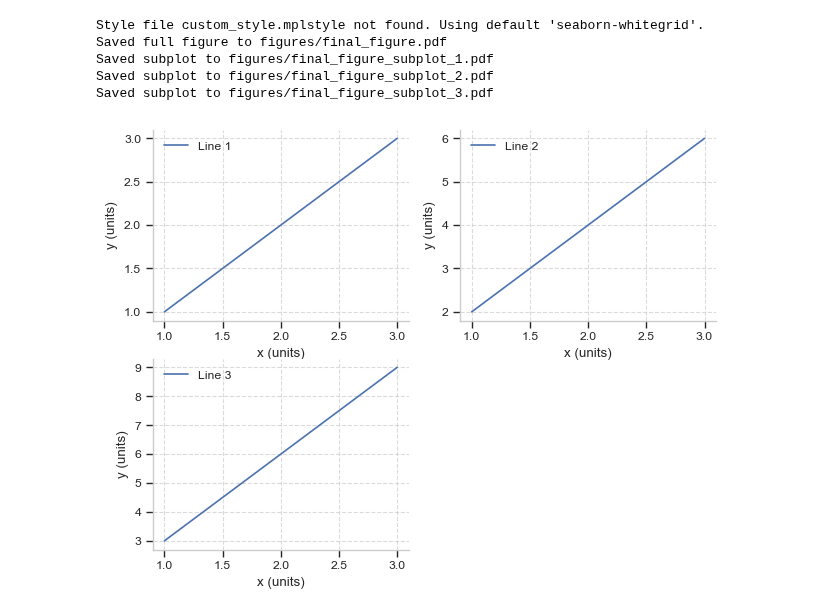
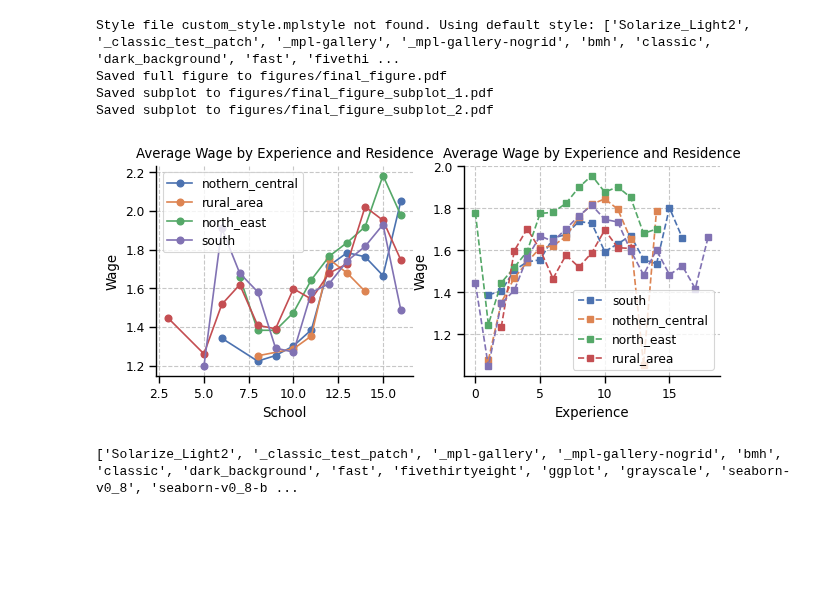
Before and after one commit to AdamHallengreen/figure-manager, a Jupyter notebook: examples/example_usage.ipynb, the cells around one changed output. Cells and saved outputs as stored; diff of their text form; code cells hidden in the pictures; blank space fills up the shorter version.

Commit message:
feat: added create plot and examples

```diff
--- a/examples/example_usage.ipynb
+++ b/examples/example_usage.ipynb
@@ -17,0 +26,4 @@ import matplotlib.pyplot as plt
+# %%
+# load data
+data = pl.read_csv('Males.csv')
+data.select(pl.mean(pl.col('wage')))
@@ -18,26 +76,27 @@ import matplotlib.pyplot as plt
 # %%
 # Set up the FigureManager
 fm = FigureManager(output_dir="figures/", paper_size="A4", file_ext=".pdf", style_file="custom_style.mplstyle", use_latex=False)
 
 # Create figure and subplot managers with specified layout
-fig, axes = fm.create_figure(n_rows=2, n_cols=2, n_subplots=3)
+fig, axes = fm.create_figure(n_rows=1, n_cols=2, n_subplots=2)
 
 # Example: Add some dummy plots
-for i, ax in enumerate(axes):
-    ax.plot([1, 2, 3], [i+1, (i+1)*2, (i+1)*3], label=f"Line {i+1}")
-    ax.set_xlabel(r"x (units)")  # LaTeX syntax
-    ax.set_ylabel(r"y (units)")
-    ax.legend()
+axes[0] = create_plot(data, x_col='school', y_col='wage', plot_method='plot', group_cols='residence', agg_func=pl.mean, ax = axes[0], xlabel='School', ylabel='Wage', title='Average Wage by Experience and Residence', plot_kwargs={'marker': 'o', 'linestyle': '-'})
+axes[1] = create_plot(data, x_col='exper', y_col='wage', plot_method='plot', group_cols='residence', agg_func=pl.mean, ax = axes[1], xlabel='Experience', ylabel='Wage', title='Average Wage by Experience and Residence', plot_kwargs={'marker': 's', 'linestyle': '--'})
 
 # Save the entire figure and subplots
 fm.save_figure(filename="final_figure")
 
 # Optional: Display the figure
 plt.show()
 # %% [output]
-Style file custom_style.mplstyle not found. Using default 'seaborn-whitegrid'.
+Style file custom_style.mplstyle not found. Using default style: ['Solarize_Light2', '_classic_test_patch', '_mpl-gallery', '_mpl-gallery-nogrid', 'bmh', 'classic', 'dark_background', 'fast', 'fivethi ...
 Saved full figure to figures/final_figure.pdf
 Saved subplot to figures/final_figure_subplot_1.pdf
 Saved subplot to figures/final_figure_subplot_2.pdf
-Saved subplot to figures/final_figure_subplot_3.pdf
-[figure, old version]
+[figure, new version]
+# %%
+#check available styles in seaborn and print in list
+print(plt.style.available)
+# %% [output]
+['Solarize_Light2', '_classic_test_patch', '_mpl-gallery', '_mpl-gallery-nogrid', 'bmh', 'classic', 'dark_background', 'fast', 'fivethirtyeight', 'ggplot', 'grayscale', 'seaborn-v0_8', 'seaborn-v0_8-b ...
```
Also changed, not shown: parts of 5 cells of this notebook, 3 other files.
